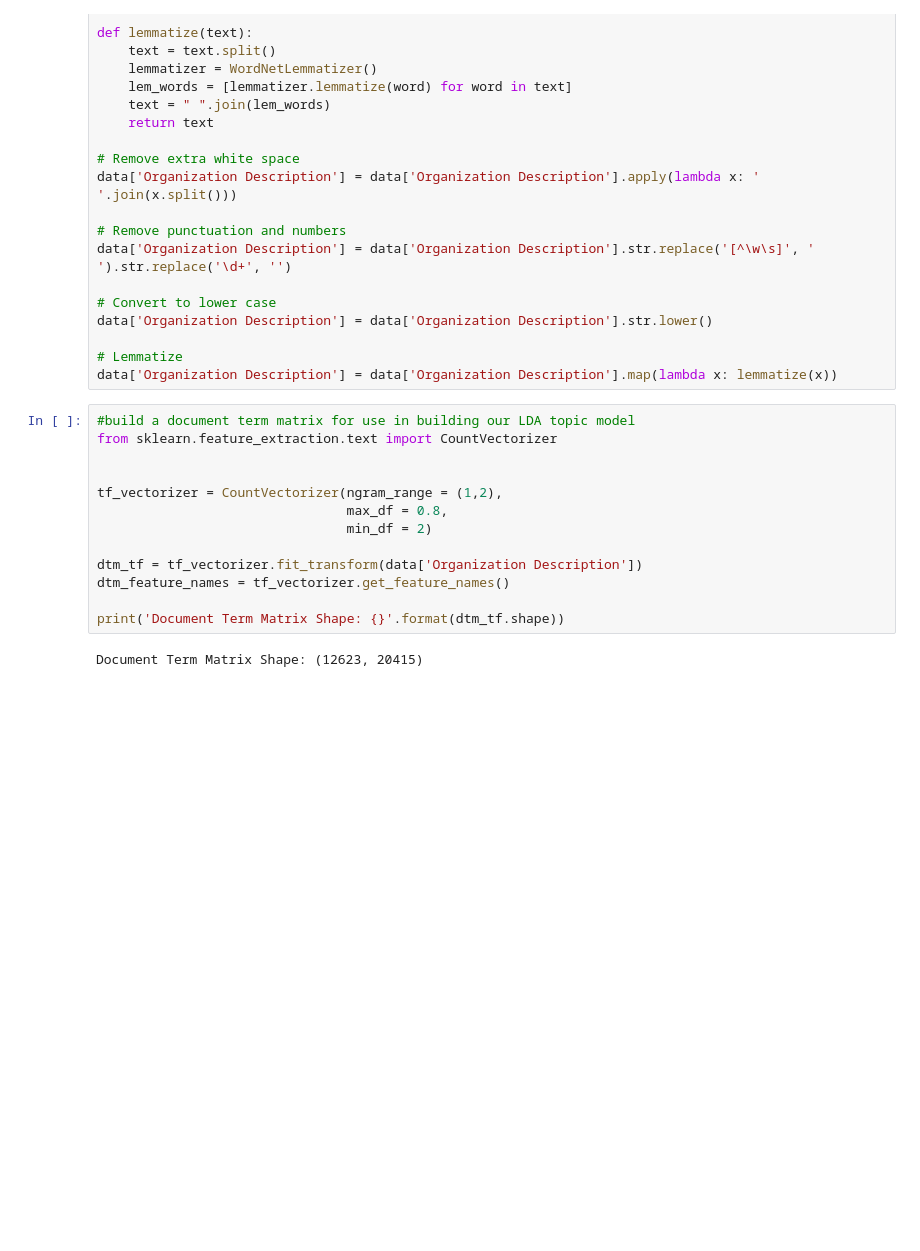
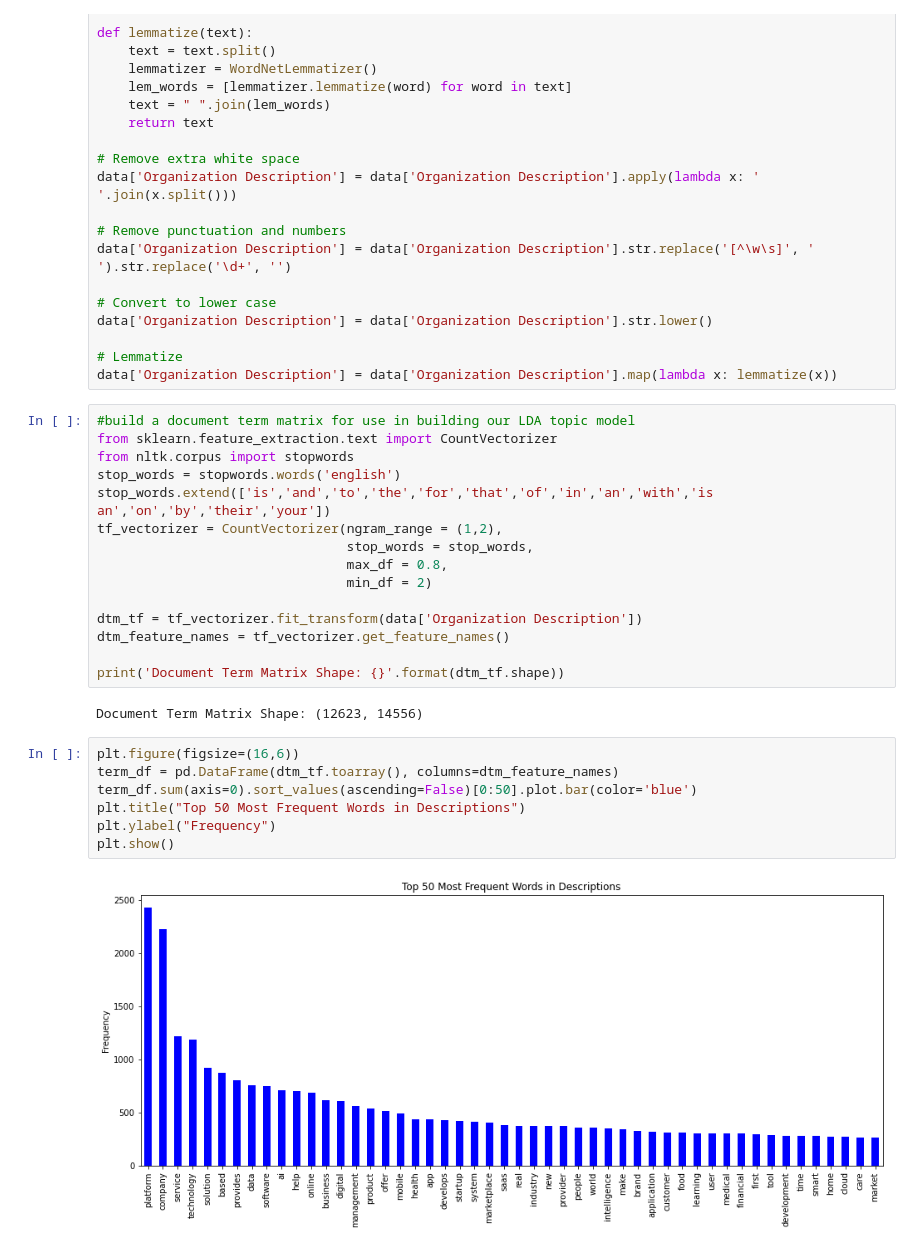
Before and after one commit to agpark1/VC-Sourcing-Model-Unit2-Build, a Jupyter notebook: 2A.ipynb, the cells around one changed output. Cells and saved outputs as stored; diff of their text form; blank space fills up the shorter version.

Commit message:
created data set w nlp columns attached!

```diff
--- a/2A.ipynb
+++ b/2A.ipynb
@@ -390,9 +390,11 @@ data['Organization Description'] = data['Organization Description'].map(lambda x
 # %%
 #build a document term matrix for use in building our LDA topic model
 from sklearn.feature_extraction.text import CountVectorizer
-
-
+from nltk.corpus import stopwords
+stop_words = stopwords.words('english')
+stop_words.extend(['is','and','to','the','for','that','of','in','an','with','is an','on','by','their','your'])
 tf_vectorizer = CountVectorizer(ngram_range = (1,2),
+                                stop_words = stop_words,
                                 max_df = 0.8,
                                 min_df = 2)
 
@@ -401,4 +403,13 @@ dtm_feature_names = tf_vectorizer.get_feature_names()
 
 print('Document Term Matrix Shape: {}'.format(dtm_tf.shape))
 # %% [output]
-Document Term Matrix Shape: (12623, 20415)
+Document Term Matrix Shape: (12623, 14556)
+# %%
+plt.figure(figsize=(16,6))
+term_df = pd.DataFrame(dtm_tf.toarray(), columns=dtm_feature_names)
+term_df.sum(axis=0).sort_values(ascending=False)[0:50].plot.bar(color='blue')
+plt.title("Top 50 Most Frequent Words in Descriptions")
+plt.ylabel("Frequency")
+plt.show()
+# %% [output]
+[figure, added]
```
Also changed, not shown: parts of 6 cells of this notebook.
